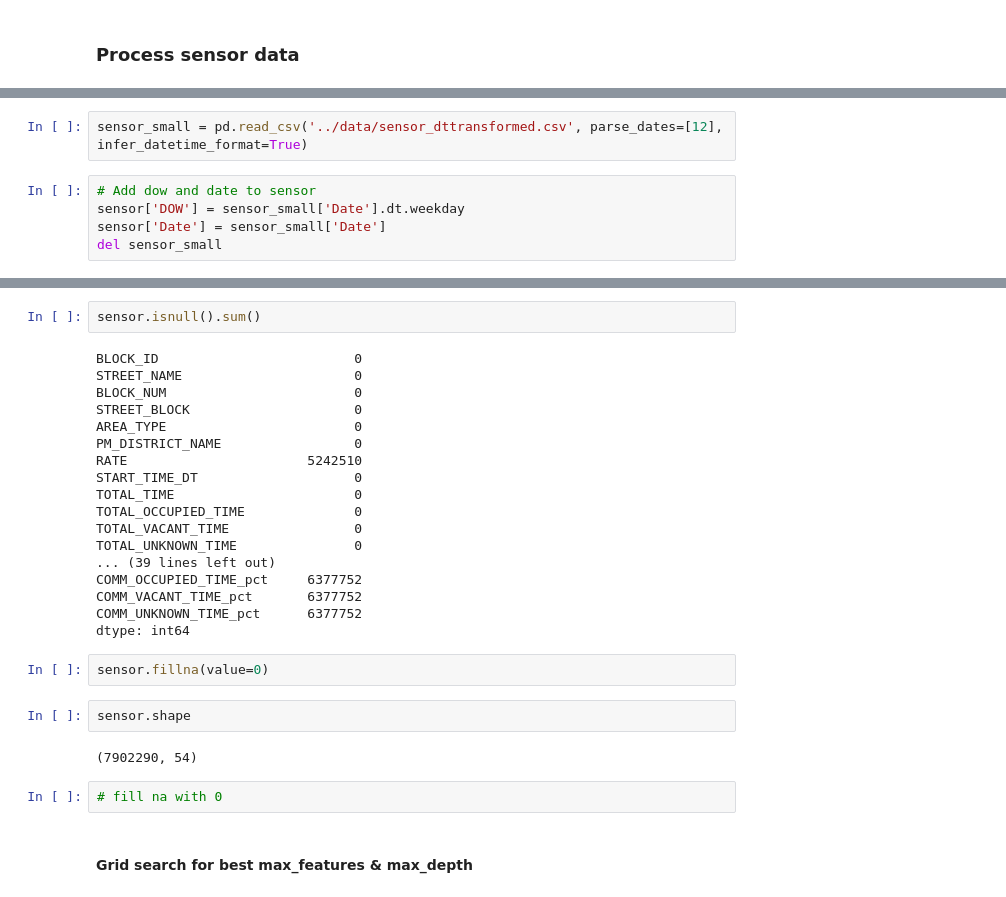
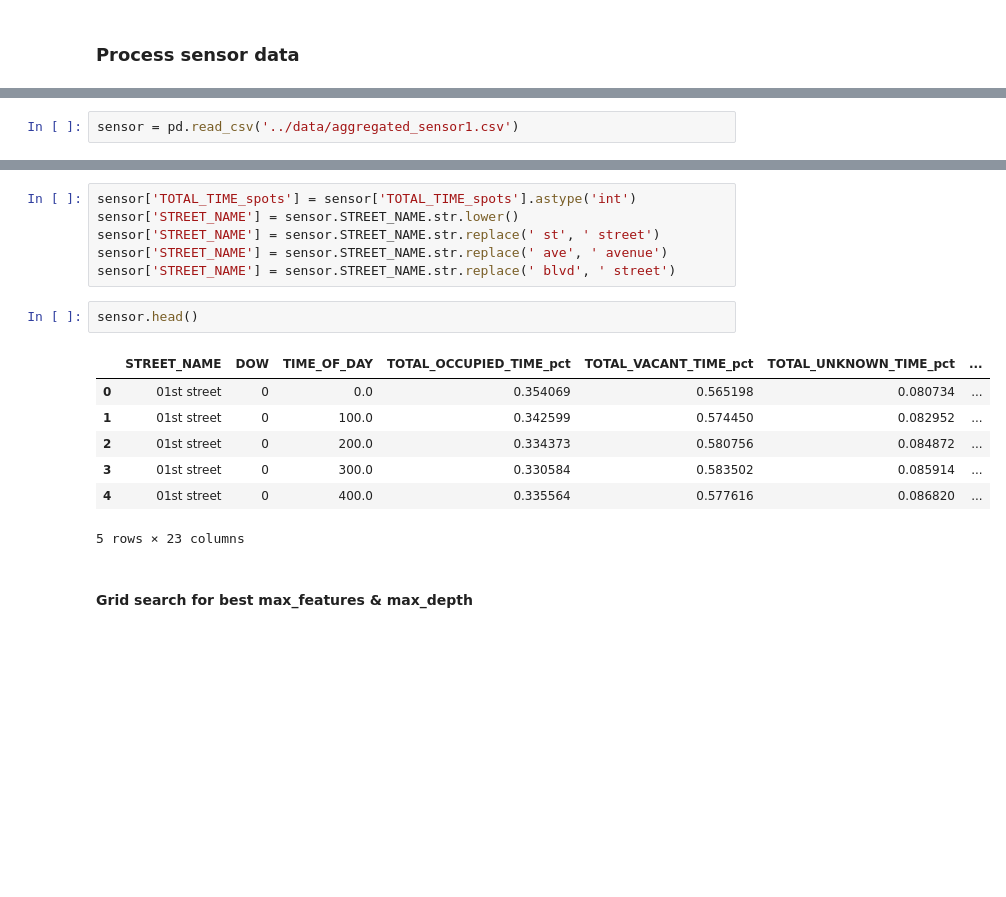
Before and after one commit to dyan10/SF-Parking-prediction-for-Parknav, a Jupyter notebook: models/model222-dy.ipynb, the cells around one changed output, grey strips where cells are left out. Cells and saved outputs as stored; diff of their text form; blank space fills up the shorter version.

```diff
--- a/models/model222-dy.ipynb
+++ b/models/model222-dy.ipynb
@@ -252,7 +229,2 @@ sensor.drop('CAL_DATE', axis =1)
 # %%
-sensor_small = pd.read_csv('../data/sensor_dttransformed.csv', parse_dates=[12], infer_datetime_format=True)
+sensor = pd.read_csv('../data/aggregated_sensor1.csv')
-# %%
-# Add dow and date to sensor
-sensor['DOW'] = sensor_small['Date'].dt.weekday
-sensor['Date'] = sensor_small['Date']
-del sensor_small
@@ -280,31 +231,19 @@ for pair in pct_cols:
-# %%
-sensor.isnull().sum()
-# %% [output]
-BLOCK_ID                         0
-STREET_NAME                      0
-BLOCK_NUM                        0
-STREET_BLOCK                     0
-AREA_TYPE                        0
-PM_DISTRICT_NAME                 0
-RATE                       5242510
-START_TIME_DT                    0
-TOTAL_TIME                       0
-TOTAL_OCCUPIED_TIME              0
-TOTAL_VACANT_TIME                0
-TOTAL_UNKNOWN_TIME               0
-... (39 lines left out)
-COMM_OCCUPIED_TIME_pct     6377752
-COMM_VACANT_TIME_pct       6377752
-COMM_UNKNOWN_TIME_pct      6377752
-dtype: int64
-# %%
-sensor.fillna(value=0)
+# %%
+sensor['TOTAL_TIME_spots'] = sensor['TOTAL_TIME_spots'].astype('int')
+sensor['STREET_NAME'] = sensor.STREET_NAME.str.lower()
+sensor['STREET_NAME'] = sensor.STREET_NAME.str.replace(' st', ' street')
+sensor['STREET_NAME'] = sensor.STREET_NAME.str.replace(' ave', ' avenue')
+sensor['STREET_NAME'] = sensor.STREET_NAME.str.replace(' blvd', ' street')
 # %%
-sensor.shape
+sensor.head()
 # %% [output]
+|  | STREET_NAME | DOW | TIME_OF_DAY | TOTAL_OCCUPIED_TIME_pct | TOTAL_VACANT_TIME_pct | TOTAL_UNKNOWN_TIME_pct | ... |
+| 0 | 01st street | 0 | 0.0 | 0.354069 | 0.565198 | 0.080734 | ... |
+| 1 | 01st street | 0 | 100.0 | 0.342599 | 0.574450 | 0.082952 | ... |
+| 2 | 01st street | 0 | 200.0 | 0.334373 | 0.580756 | 0.084872 | ... |
+| 3 | 01st street | 0 | 300.0 | 0.330584 | 0.583502 | 0.085914 | ... |
+| 4 | 01st street | 0 | 400.0 | 0.335564 | 0.577616 | 0.086820 | ... |
-(7902290, 54)
+5 rows × 23 columns
-# %%
-# fill na with 0
 # %% [markdown]
 #### Grid search for best max_features & max_depth
 # %%
```
Also changed, not shown: parts of 4 cells of this notebook, 1 other file.
